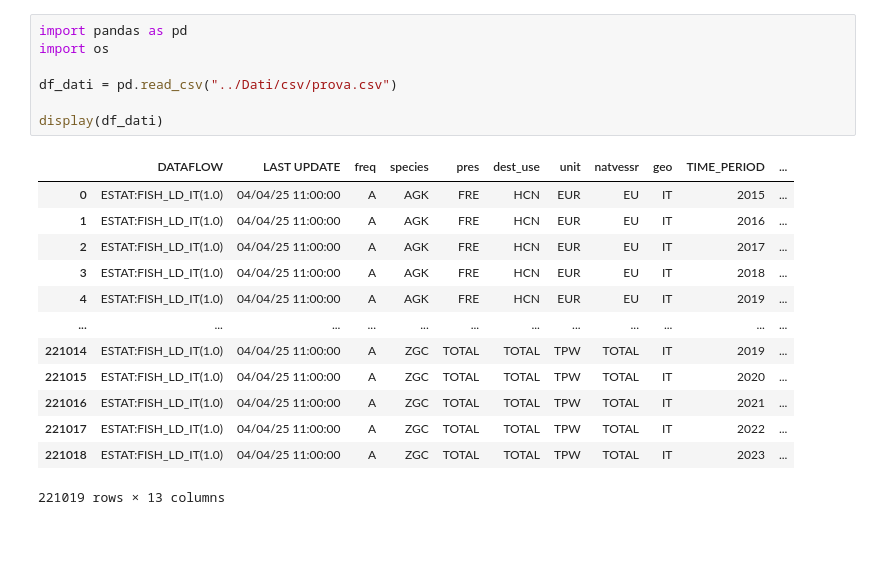
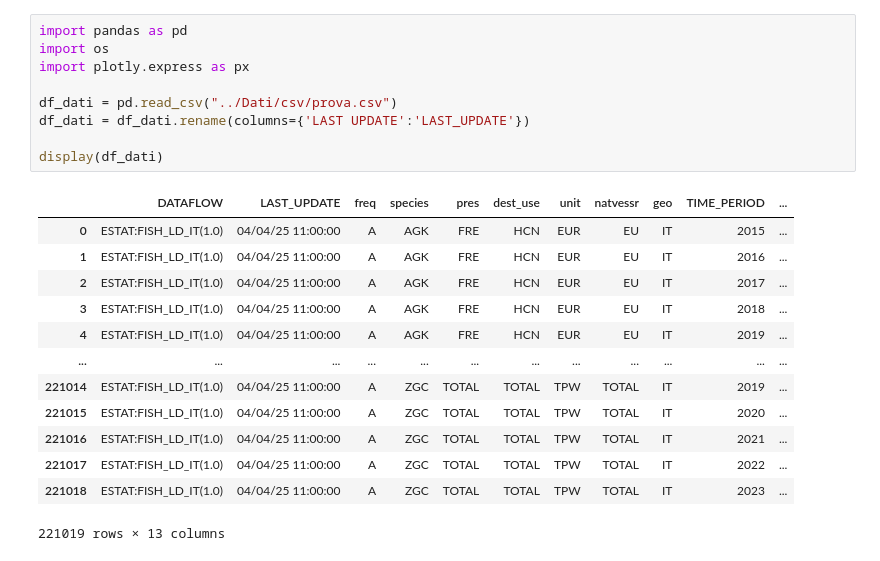
Before and after one commit to Lollo110204/DataAnalisysPython, a Jupyter notebook: Simulazione_Prova/noteBook/NoteBook.ipynb, the cells around one changed output. Saved outputs shown, nothing was run; the diff lists cells and outputs as text.

```diff
--- a/Simulazione_Prova/noteBook/NoteBook.ipynb
+++ b/Simulazione_Prova/noteBook/NoteBook.ipynb
@@ -1,12 +1,14 @@
 # %%
 import pandas as pd
 import os
+import plotly.express as px
 
 df_dati = pd.read_csv("../Dati/csv/prova.csv")
+df_dati = df_dati.rename(columns={'LAST UPDATE':'LAST_UPDATE'})
 
 display(df_dati)
 # %% [output]
-|  | DATAFLOW | LAST UPDATE | freq | species | pres | dest_use | unit | natvessr | geo | TIME_PERIOD | ... |
+|  | DATAFLOW | LAST_UPDATE | freq | species | pres | dest_use | unit | natvessr | geo | TIME_PERIOD | ... |
 | 0 | ESTAT:FISH_LD_IT(1.0) | 04/04/25 11:00:00 | A | AGK | FRE | HCN | EUR | EU | IT | 2015 | ... |
 | 1 | ESTAT:FISH_LD_IT(1.0) | 04/04/25 11:00:00 | A | AGK | FRE | HCN | EUR | EU | IT | 2016 | ... |
 | 2 | ESTAT:FISH_LD_IT(1.0) | 04/04/25 11:00:00 | A | AGK | FRE | HCN | EUR | EU | IT | 2017 | ... |
```
Also changed, not shown: parts of 1 cell of this notebook, 1 other file.
